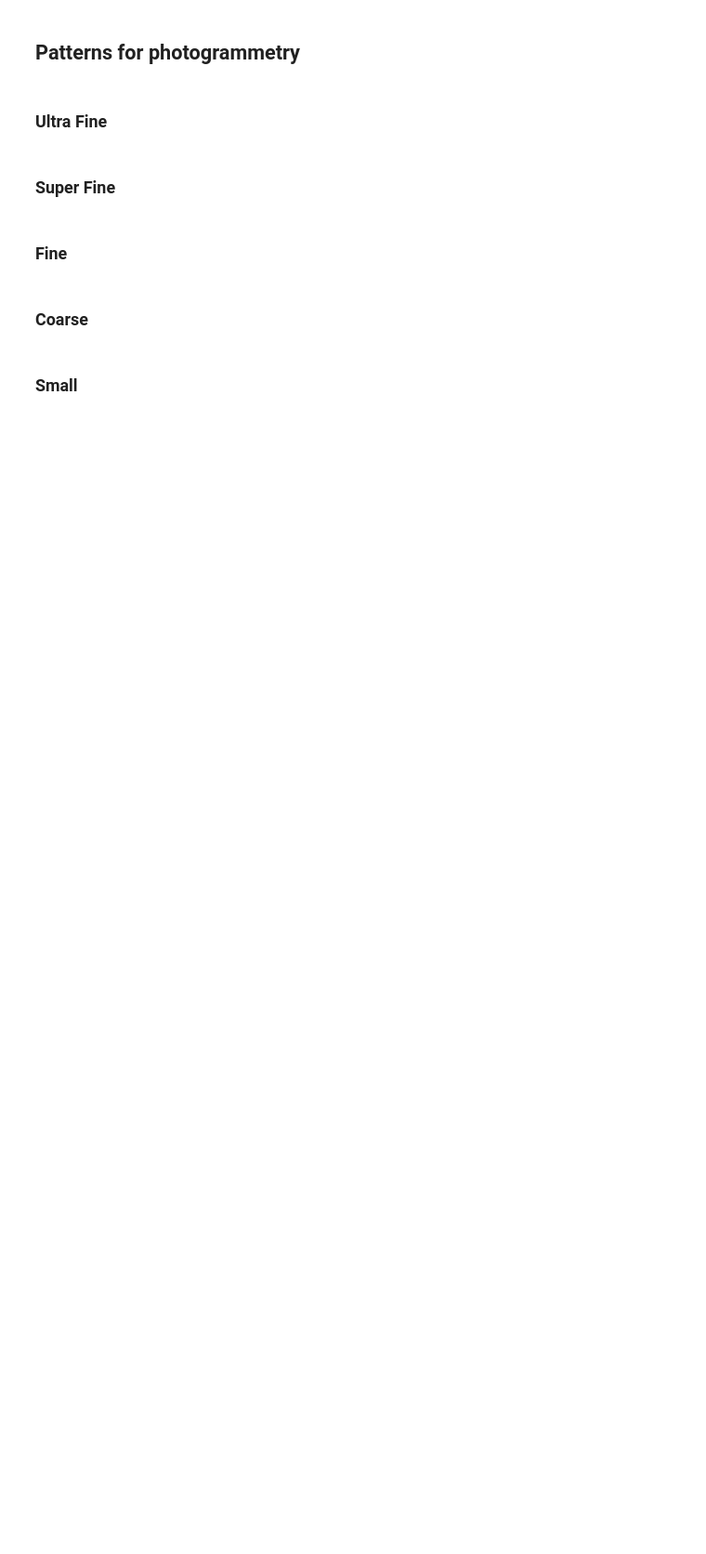
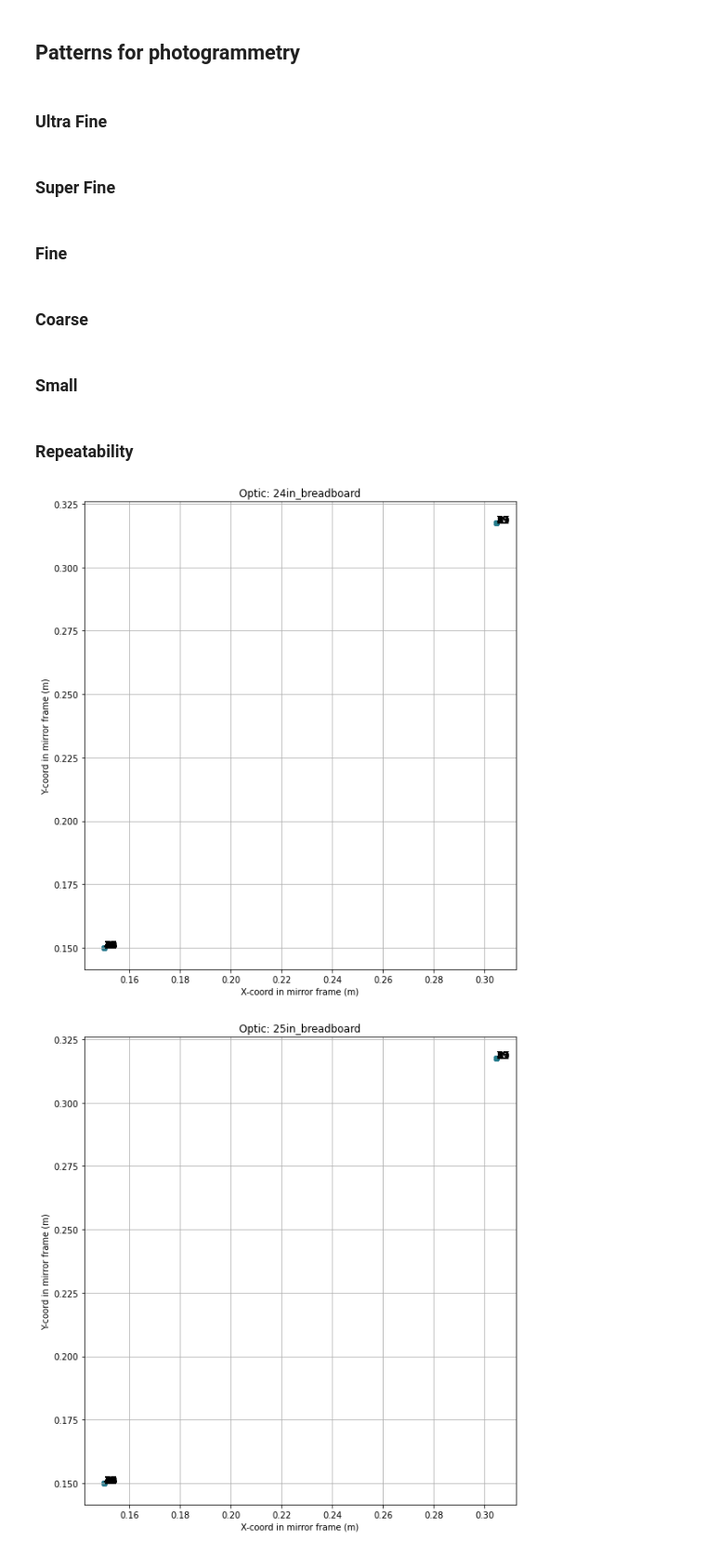
Before and after one commit to evanmayer/hotspot, a Jupyter notebook: data/input/profiles/create_profile.ipynb, the cells around one changed output. Shown at 93% size. Drawn from its saved outputs; the diff is of its cells as text; code cells hidden in the pictures; blank space fills up the shorter version.

```diff
--- a/data/input/profiles/create_profile.ipynb
+++ b/data/input/profiles/create_profile.ipynb
@@ -263,7 +268,7 @@ dim_y = .3
 # Get a coarser, skipline raster pattern centered on each optic
 for key in MIRRORS.keys():
     filename = key + f'_raster_skipline_{num_x}x{num_y}_{dim_x:.2f}mx{dim_y:.2f}m' + '.csv'
-    X,Y = raster_skipline_SE(num_x, num_y, dim_x, dim_y, MIRRORS[key][0]/2, MIRRORS[key][1]/2)
+    X,Y = raster_skipline_SW(num_x, num_y, dim_x, dim_y, MIRRORS[key][0]/2, MIRRORS[key][1]/2)
     active_hawkeyes = HAWKEYES[key]
     hawkeye_str = str(active_hawkeyes)
 
@@ -303,7 +308,7 @@ dim_y = .3
 # Get a coarser, skipline raster pattern centered on each optic
 for key in MIRRORS.keys():
     filename = key + f'_raster_skipline_{num_x}x{num_y}_{dim_x:.2f}mx{dim_y:.2f}m' + '.csv'
-    X,Y = raster_skipline_SE(num_x, num_y, dim_x, dim_y, MIRRORS[key][0]/2, MIRRORS[key][1]/2)
+    X,Y = raster_skipline_SW(num_x, num_y, dim_x, dim_y, MIRRORS[key][0]/2, MIRRORS[key][1]/2)
     active_hawkeyes = HAWKEYES[key]
     hawkeye_str = str(active_hawkeyes)
 
@@ -343,7 +348,7 @@ dim_y = .3
 # Get a coarser, skipline raster pattern centered on each optic
 for key in MIRRORS.keys():
     filename = key + f'_raster_skipline_{num_x}x{num_y}_{dim_x:.2f}mx{dim_y:.2f}m' + '.csv'
-    X,Y = raster_skipline_SE(num_x, num_y, dim_x, dim_y, MIRRORS[key][0]/2, MIRRORS[key][1]/2)
+    X,Y = raster_skipline_SW(num_x, num_y, dim_x, dim_y, MIRRORS[key][0]/2, MIRRORS[key][1]/2)
     active_hawkeyes = HAWKEYES[key]
     hawkeye_str = str(active_hawkeyes)
 
@@ -383,7 +388,7 @@ dim_y = .03
 # Get a coarser, skipline raster pattern centered on each optic
 for key in MIRRORS.keys():
     filename = key + f'_raster_skipline_{num_x}x{num_y}_{dim_x:.2f}mx{dim_y:.2f}m' + '.csv'
-    X,Y = raster_skipline_SE(num_x, num_y, dim_x, dim_y, MIRRORS[key][0]/2, MIRRORS[key][1]/2)
+    X,Y = raster_skipline_SW(num_x, num_y, dim_x, dim_y, MIRRORS[key][0]/2, MIRRORS[key][1]/2)
     active_hawkeyes = HAWKEYES[key]
     hawkeye_str = str(active_hawkeyes)
 
@@ -412,3 +417,45 @@ for key in MIRRORS.keys():
                 order += 1
                 line = ','.join([hawkeye_str, str(X[i][j]), str(Y[i][j])]) + '\n'
                 f.write(line)
+# %% [markdown]
+### Repeatability
+# %%
+# Visit two points repeatedly.
+N = 25
+x0 = 0.15
+y0 = 0.15
+x1 = MIRRORS[key][0]/2
+y1 = MIRRORS[key][1]/2
+for key in [item for item in MIRRORS.keys() if 'breadboard' in item]:
+    filename = key + f'_repeatability_N_{N}' + '.csv'
+    pts = repeatability(x0, y0, x1, y1, N)
+    active_hawkeyes = HAWKEYES[key]
+    hawkeye_str = str(active_hawkeyes)
+
+    fig, ax = plt.subplots(figsize=(9,16))
+    order = 0
+    ax.set_xlabel('X-coord in mirror frame (m)')
+    ax.set_ylabel('Y-coord in mirror frame (m)')
+    ax.set_title(f'Optic: {key}')
+    ax.set_aspect('equal')
+    ax.grid(True)
+    cm = plt.cm.ScalarMappable(
+        norm=matplotlib.colors.Normalize(
+            vmin=order,
+            vmax=pts.size * 1.15
+        ),
+        cmap='viridis'
+    )
+    cs = cm.to_rgba(range(pts.size))
+
+    with open(filename, 'w') as f:
+        f.write(PROFILE_HEADER)
+        for pt in pts:
+            ax.annotate(f'{order}', (pt[0], pt[1]), fontsize=12)
+            ax.scatter(pt[0], pt[1], color=cs[order])
+            order += 1
+            line = ','.join([hawkeye_str, str(pt[0]), str(pt[1])]) + '\n'
+            f.write(line)
+# %% [output]
+[figure, added]
+[figure, added]
```
Also changed, not shown: parts of 2 cells of this notebook, 4 other files.
